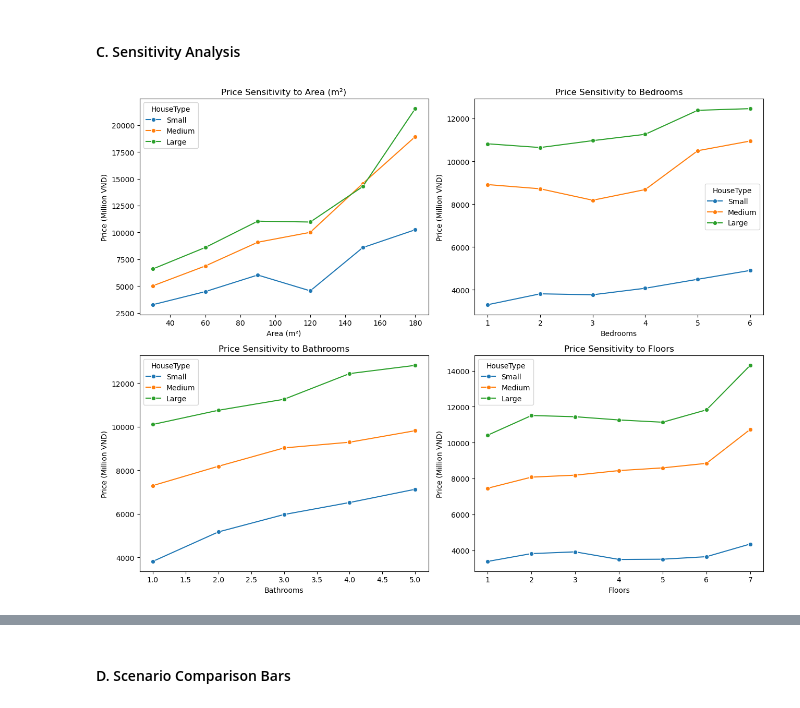
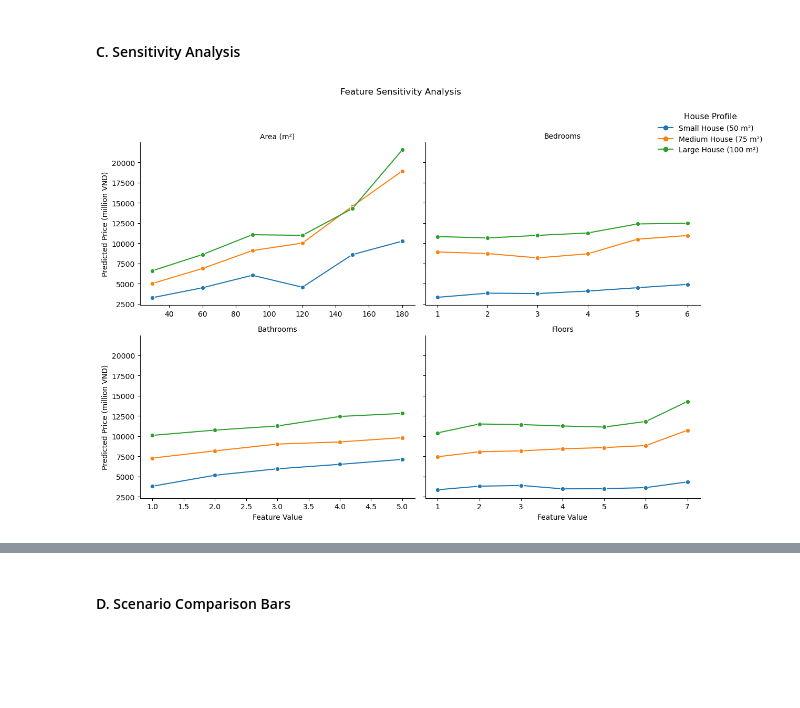
Before and after one commit to cresht2606/catalyst-hpr, a Jupyter notebook: notebooks/model_experiments.ipynb, the cells around one changed output, grey strips where cells are left out. Saved outputs shown, nothing was run; the diff lists cells and outputs as text; code cells hidden in the pictures; blank space fills up the shorter version.

```diff
--- a/notebooks/model_experiments.ipynb
+++ b/notebooks/model_experiments.ipynb
@@ -125,5 +161,5 @@ Preprocessing Pipeline Is Ready
 # %%
-final_model = joblib.load(f"{prepr_path}/final_stacking_model_20251230_225852.pkl")
+final_model = joblib.load(f"{prepr_path}/final_stacking_model_20260224_234041.pkl")
 print("Modeling Pipeline Is Ready")
 # %% [output]
 Modeling Pipeline Is Ready
@@ -802,29 +930,50 @@ def generate_all_feature_sensitivity(house_profiles, city, ward, year, month, pr
 # %%
 sensitivity_df = generate_all_feature_sensitivity(
     house_profiles=HOUSE_PROFILES.keys(),
-    city="Hồ Chí Minh",
-    ward="Thủ Đức",
-    year=2026,
-    month=6,
-    prepipeline=prepipeline,
-    model=final_model,
-    ward_map=ward_province_map,
-    city_ward_map=CITY_WARD_MAP
+    city = "Hồ Chí Minh",
+    ward = "Thủ Đức",
+    year = 2026,
+    month = 6,
+    prepipeline = prepipeline,
+    model = final_model,
+    ward_map = ward_province_map,
+    city_ward_map = CITY_WARD_MAP
 )
+sensitivity_df["Feature"] = sensitivity_df["Feature"].map(FEATURE_LABELS)
+sensitivity_df["HouseType"] = sensitivity_df["HouseType"].map(HOUSE_PROFILE_LABELS)
 # %%
-fig, axes = plt.subplots(2, 2, figsize = (13, 10))
-axes = axes.flatten()
+g = sns.relplot(
+    data=sensitivity_df,
+    x="FeatureValue",
+    y="PredictedPrice_millionVND",
+    hue="HouseType",
+    col="Feature",
+    kind="line",
+    marker="o",
+    col_wrap=2,
+    height=4,
+    aspect=1.2,
+    facet_kws={"sharex": False},
+    legend="full"
+)
 
-for ax, (feature, label) in zip(axes, FEATURE_LABELS.items()):
-    subset = sensitivity_df[sensitivity_df["Feature"] == feature]
+g.set_titles("{col_name}")
+g.set_axis_labels("Feature Value", "Predicted Price (million VND)")
 
-    sns.lineplot(data = subset, x = feature, y = "PredictedPrice_millionVND", hue = "HouseType", marker = "o", ax = ax)
+# Move legend below
+g.legend.set_title("House Profile")
+g.legend.set_ncols(3)
+g.legend.set_bbox_to_anchor((1, 1))
+g.legend.set_loc("upper center")
 
-    ax.set_title(f"Price Sensitivity to {label}")
-    ax.set_ylabel("Price (Million VND)")
-    ax.set_xlabel(label)
+# Font polish
+for text in g.legend.texts:
+    text.set_fontsize(10)
 
+g.legend.get_title().set_fontsize(11)
+
+plt.suptitle("Feature Sensitivity Analysis", y=1.05)
 plt.tight_layout()
 plt.show()
 # %% [output]
-[figure, old version]
+[figure, new version]
```
Also changed, not shown: parts of 62 cells of this notebook.
